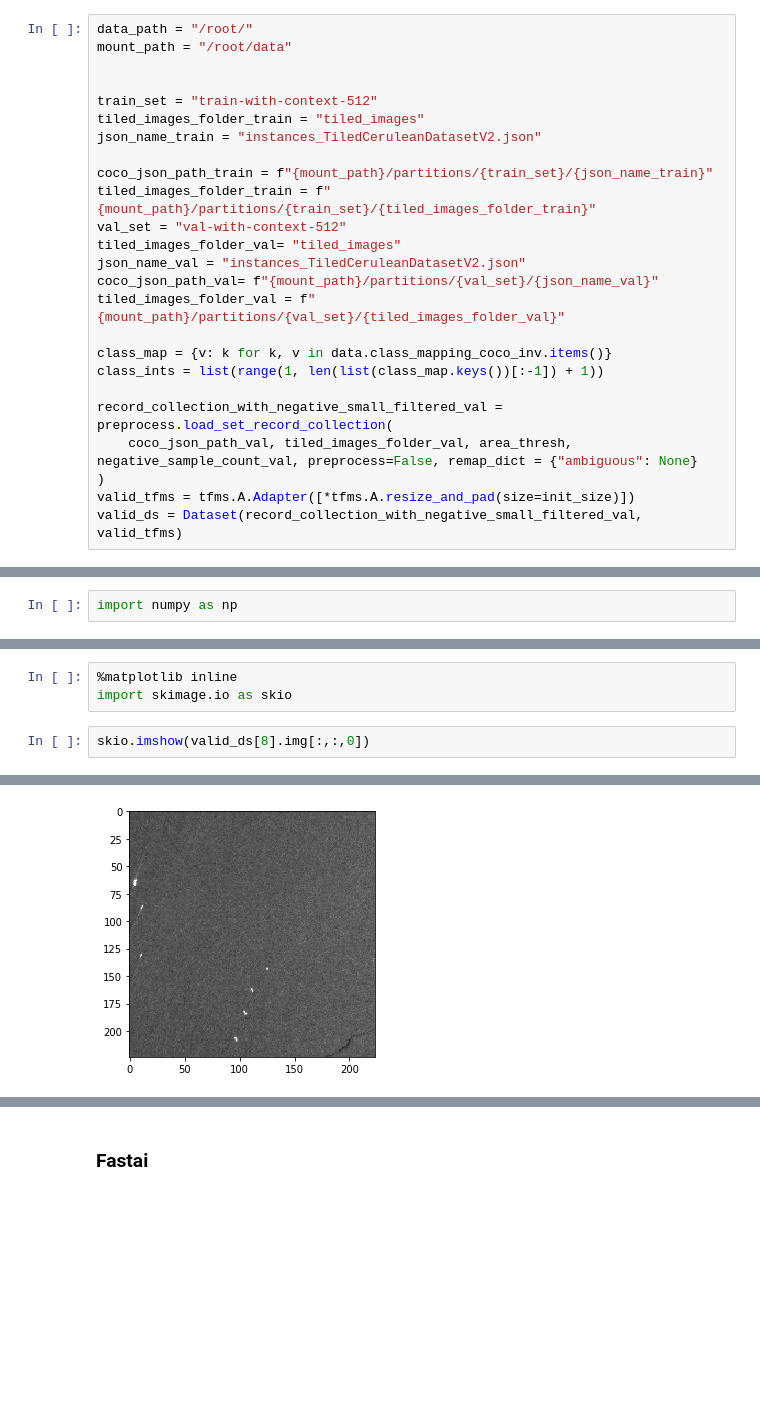
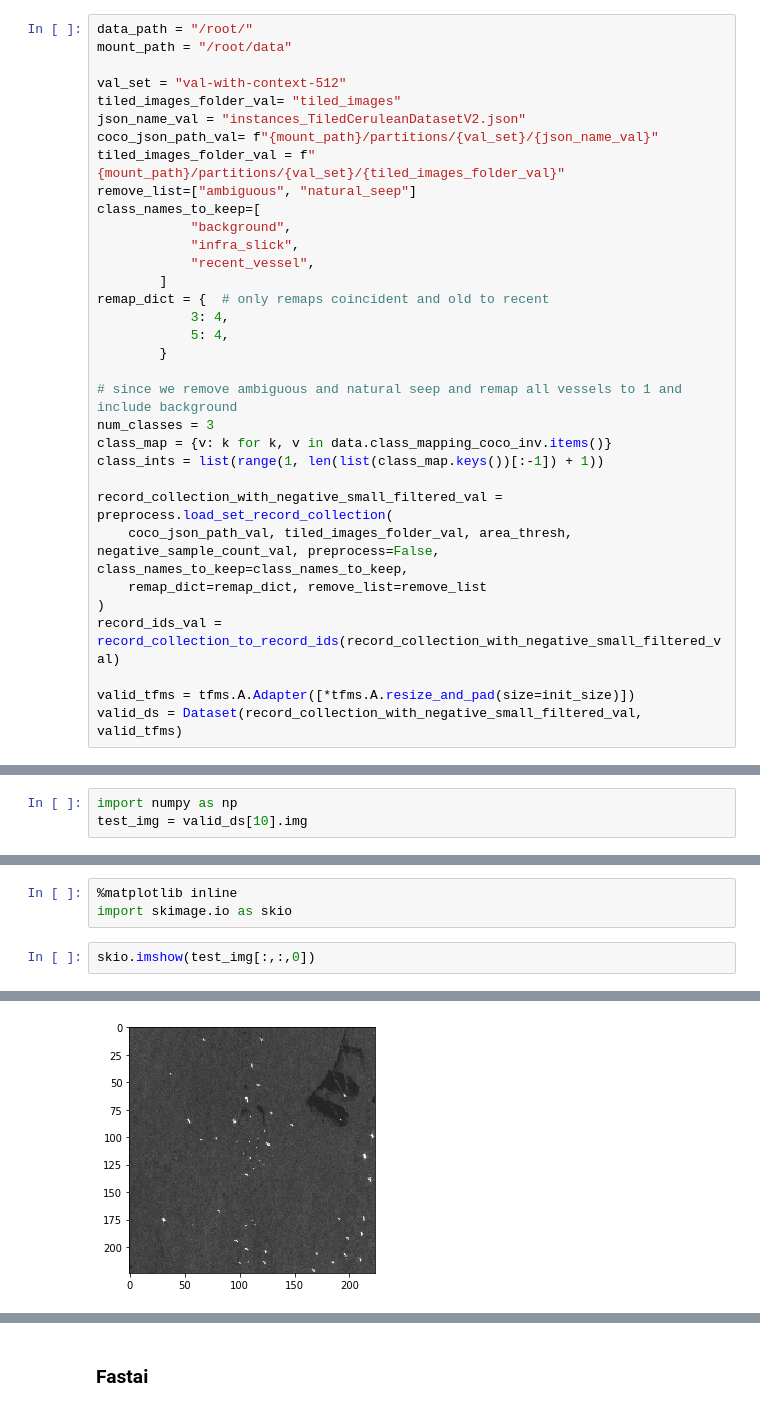
Before and after one commit to SkyTruth/cerulean-ml, a Jupyter notebook: notebooks/evaluation.ipynb, the cells around one changed output, grey strips where cells are left out. Cells and saved outputs as stored; diff of their text form; blank space fills up the shorter version.

Commit message:
evlauation of 3 class icevision model with class remap

```diff
--- a/notebooks/evaluation.ipynb
+++ b/notebooks/evaluation.ipynb
@@ -22,24 +22,32 @@ area_thresh = 0
 data_path = "/root/"
 mount_path = "/root/data"
 
-
-train_set = "train-with-context-512"
-tiled_images_folder_train = "tiled_images"
-json_name_train = "instances_TiledCeruleanDatasetV2.json"
-
-coco_json_path_train = f"{mount_path}/partitions/{train_set}/{json_name_train}"
-tiled_images_folder_train = f"{mount_path}/partitions/{train_set}/{tiled_images_folder_train}"
 val_set = "val-with-context-512"
 tiled_images_folder_val= "tiled_images"
 json_name_val = "instances_TiledCeruleanDatasetV2.json"
 coco_json_path_val= f"{mount_path}/partitions/{val_set}/{json_name_val}"
 tiled_images_folder_val = f"{mount_path}/partitions/{val_set}/{tiled_images_folder_val}"
+remove_list=["ambiguous", "natural_seep"]
+class_names_to_keep=[
+            "background",
+            "infra_slick",
+            "recent_vessel",
+        ]
+remap_dict = {  # only remaps coincident and old to recent
+            3: 4,
+            5: 4,
+        }
 
+# since we remove ambiguous and natural seep and remap all vessels to 1 and include background
+num_classes = 3
 class_map = {v: k for k, v in data.class_mapping_coco_inv.items()}
 class_ints = list(range(1, len(list(class_map.keys())[:-1]) + 1))
 
 record_collection_with_negative_small_filtered_val = preprocess.load_set_record_collection(
-    coco_json_path_val, tiled_images_folder_val, area_thresh, negative_sample_count_val, preprocess=False, remap_dict = {"ambiguous": None}
+    coco_json_path_val, tiled_images_folder_val, area_thresh, negative_sample_count_val, preprocess=False, class_names_to_keep=class_names_to_keep,
+    remap_dict=remap_dict, remove_list=remove_list
 )
+record_ids_val = record_collection_to_record_ids(record_collection_with_negative_small_filtered_val)
+
 valid_tfms = tfms.A.Adapter([*tfms.A.resize_and_pad(size=init_size)])
 valid_ds = Dataset(record_collection_with_negative_small_filtered_val, valid_tfms)
@@ -50,3 +59,4 @@ valid_ds[0].img.shape
 # %%
 import numpy as np
+test_img = valid_ds[10].img
 # %%
@@ -99,10 +143,10 @@ pred_list
 %matplotlib inline
 import skimage.io as skio
 # %%
-skio.imshow(valid_ds[8].img[:,:,0])
+skio.imshow(test_img[:,:,0])
 # %% [output]
 <matplotlib.image.AxesImage at 0x...>
-[figure, old version]
+[figure, new version]
 # %%
 skio.imshow(pred_list[0]['masks'][0,0,:,:].detach().cpu().numpy())
 # %% [output]
```
Also changed, not shown: parts of 30 cells of this notebook, 2 other files.
